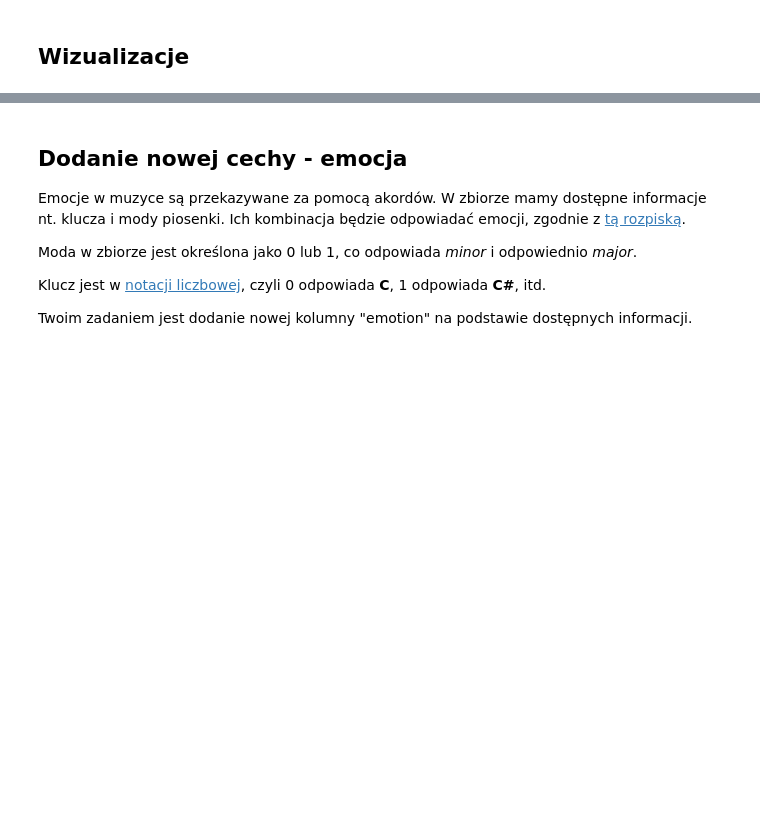
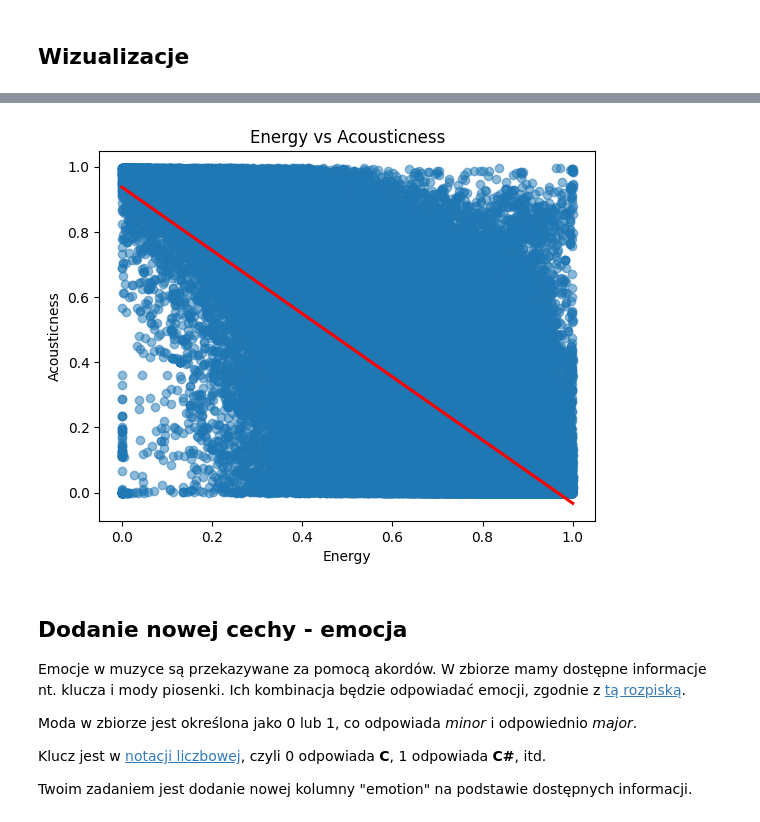
Before and after one commit to Zajecia-na-PWr-LR/lista-2-MateuszOlech, a Jupyter notebook: UczenieMaszynowe_25_26_Lista2.ipynb, the cells around one changed output, grey strips where cells are left out. Cells and saved outputs as stored; diff of their text form; code cells hidden in the pictures; blank space fills up the shorter version.

```diff
--- a/UczenieMaszynowe_25_26_Lista2.ipynb
+++ b/UczenieMaszynowe_25_26_Lista2.ipynb
@@ -405,3 +465,12 @@ spotify.dropna()
+# %%
+sns.regplot(data=spotify, x='energy', y='acousticness', scatter_kws={'alpha':0.5}, line_kws={'color':'red'})
+
+plt.title("Energy vs Acousticness")
+plt.xlabel("Energy")
+plt.ylabel("Acousticness")
+plt.show()
+# %% [output]
+[figure, added]
 # %% [markdown]
 ## Dodanie nowej cechy - emocja
 
```
Also changed, not shown: parts of 9 cells of this notebook.
